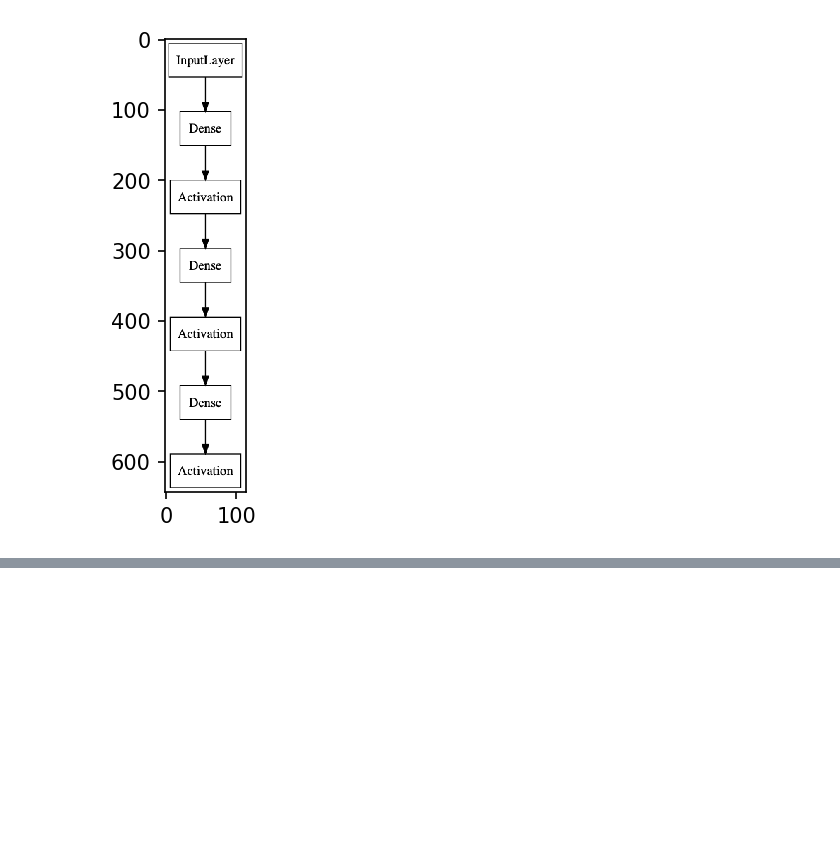
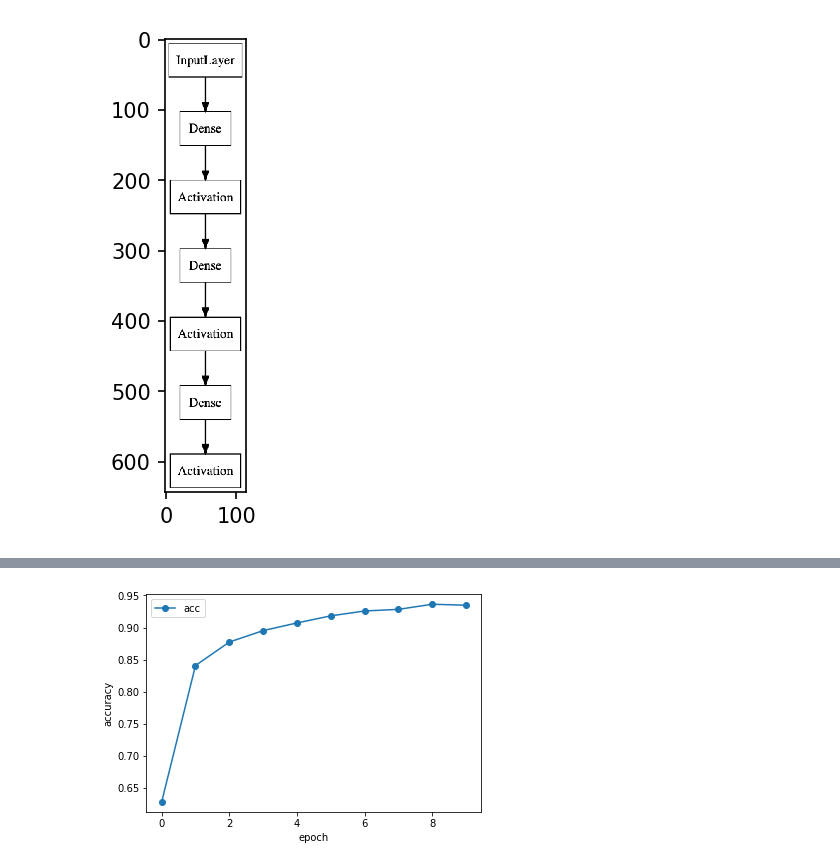
Before and after one commit to takuto0831/Aidemy, a Jupyter notebook: jn/Deep_Learining_tutorial.ipynb, the cells around one changed output, grey strips where cells are left out. Saved outputs shown, nothing was run; the diff lists cells and outputs as text; code cells hidden in the pictures; blank space fills up the shorter version.

```diff
--- a/jn/Deep_Learining_tutorial.ipynb
+++ b/jn/Deep_Learining_tutorial.ipynb
@@ -56,0 +59,4 @@ plt.show()
+# %%
+# verbose: 出力結果を表示するか(0or1)
+# epochs: 同じデータセットに対して, 繰り返し学習を行う回数
+history = model.fit(X_train, y_train, verbose=1, epochs=10)
@@ -56,0 +84,9 @@ plt.show()
+# %%
+#acc(訓練データに対する精度)のプロット
+plt.plot(history.history["acc"], label="acc", ls="-", marker="o")
+plt.ylabel("accuracy")
+plt.xlabel("epoch")
+plt.legend(loc="best")
+plt.show()
+# %% [output]
+[figure, added]
```
Also changed, not shown: parts of 3 cells of this notebook.
